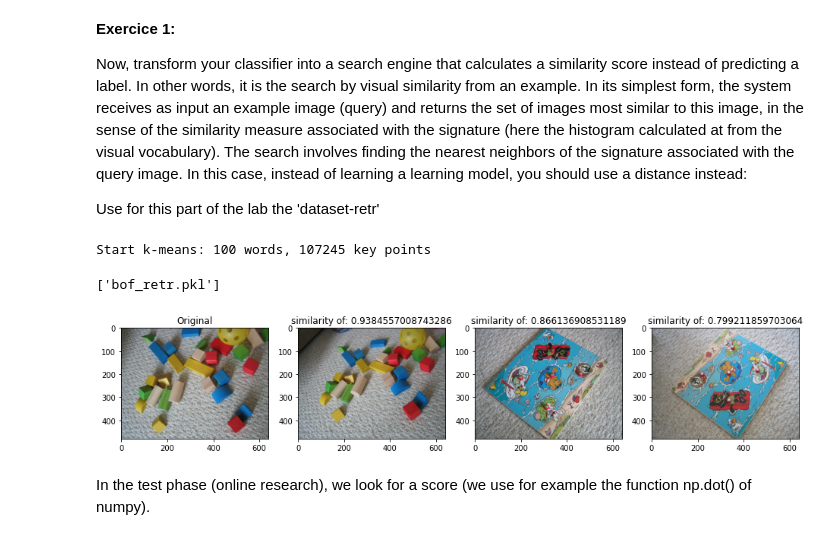
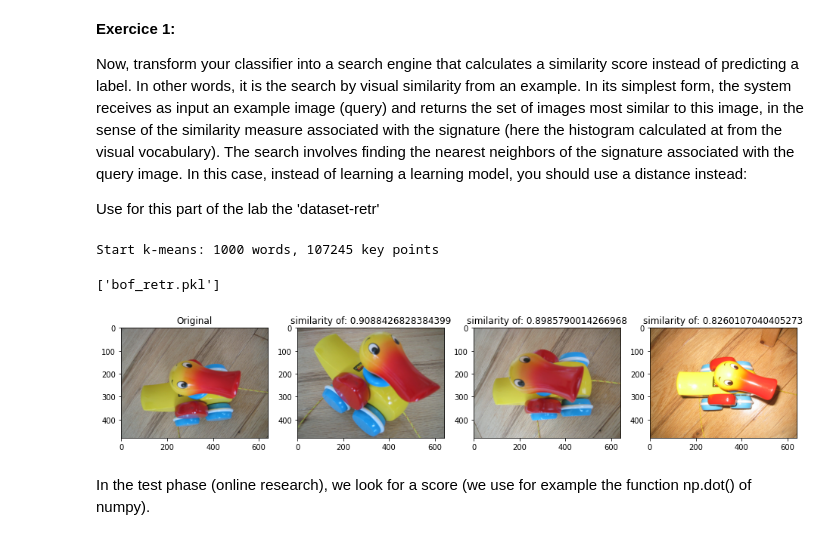
Before and after one commit to Mkenza/Computer_V_SDI, a Jupyter notebook: TP1_MAKHLOUF_ClassifBasedFeaturesPoints.ipynb, the cells around one changed output. Drawn from its saved outputs; the diff is of its cells as text; code cells hidden in the pictures.

Commit message:
changed numWords to 1000

```diff
--- a/TP1_MAKHLOUF_ClassifBasedFeaturesPoints.ipynb
+++ b/TP1_MAKHLOUF_ClassifBasedFeaturesPoints.ipynb
@@ -392,7 +392,7 @@ for image_path, descriptor in des_list[1:]:
     descriptors = np.vstack((descriptors, descriptor))
 
 # Perform k-means clustering
-k = 100
+k = 1000
 print ("Start k-means: %d words, %d key points" % (k, descriptors.shape[0]))
 
 voc, variance = kmeans(descriptors, k, 1)
@@ -410,5 +410,5 @@ idf = np.array(np.log((1.0*len(image_paths)+1)/(1.0*nbr_occurences+1)),'float32'
 stdSlr = StandardScaler().fit(im_features)
 im_features_r = stdSlr.transform(im_features)
 # %% [output]
-Start k-means: 100 words, 107245 key points
+Start k-means: 1000 words, 107245 key points
 # %%
@@ -419,26 +420,26 @@ joblib.dump((im_features, image_paths, idf, k, voc), "bof_retr.pkl", compress=3)
 # %% [output]
 ['bof_retr.pkl']
 # %%
-n = 10
+n = 3
 score = np.dot(im_features_r[n], im_features_r.T)
 
 nearest = np.argsort(score)[::-1]
 fig, axs = plt.subplots(nrows=1, ncols=4, figsize=(16,10))
 
 # plot original
 ax = axs.flatten()[0]
 im = cv2.imread(image_paths[n])
 im = cv2.cvtColor(im, cv2.COLOR_BGR2RGB)
 ax.imshow(im)
 ax.title.set_text(f"Original")
 # plot first three most similar images
 for i, ax in enumerate(axs.flatten()[1:]):
   im = cv2.imread(image_paths[nearest[i+1]])
   im = cv2.cvtColor(im, cv2.COLOR_BGR2RGB)
   ax.imshow(im)
   ax.title.set_text(f"similarity of: {score[nearest[i+1]]}")
 # %% [output]
-[figure, old version]
+[figure, new version]
 # %% [markdown]
 In the test phase (online research), we look for a score (we use for example the function np.dot() of numpy).
 # %%
```
Also changed, not shown: parts of 5 cells of this notebook.
